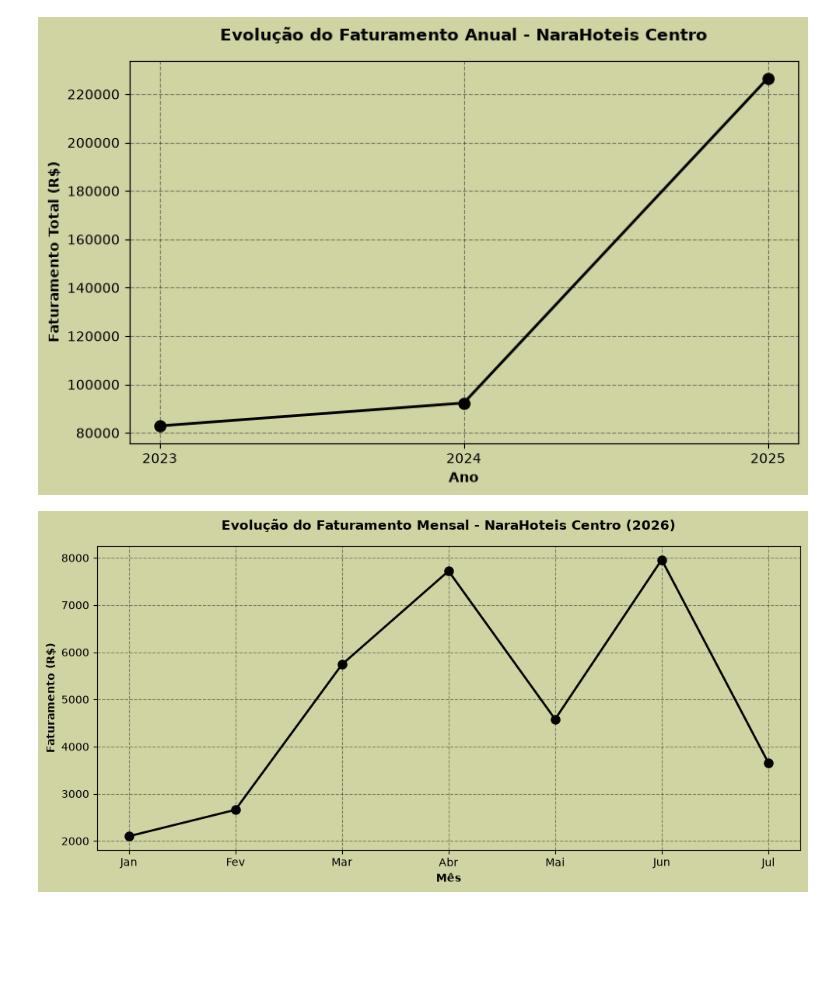
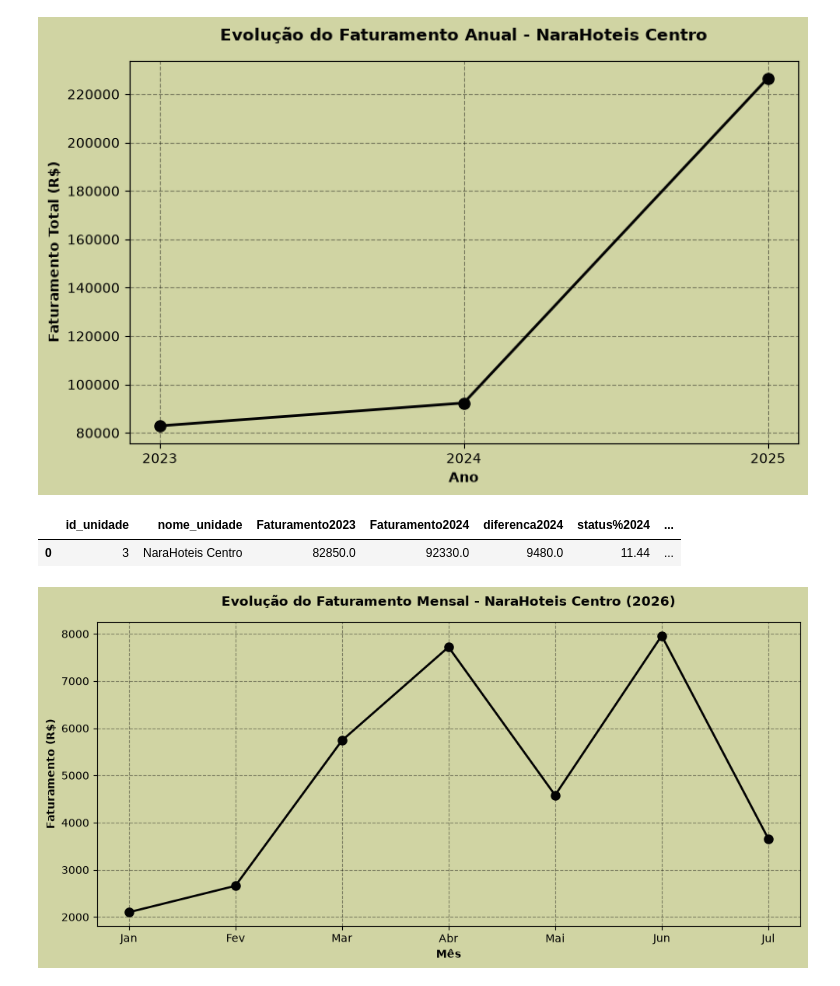
Before and after one commit to IanSeedd/Narahoteis, a Jupyter notebook: notebooks/consulta/consulta.ipynb, the cells around one changed output. Cells and saved outputs as stored; diff of their text form; code cells hidden in the pictures; blank space fills up the shorter version.

```diff
--- a/notebooks/consulta/consulta.ipynb
+++ b/notebooks/consulta/consulta.ipynb
@@ -1332,6 +1392,11 @@ df_centro = analise_unidade_historico(3)
 grafico_temporal(df_centro)
 # %% [output]
 [figure]
+# %%
+df_centro
+# %% [output]
+|  | id_unidade | nome_unidade | Faturamento2023 | Faturamento2024 | diferenca2024 | status%2024 | ... |
+| 0 | 3 | NaraHoteis Centro | 82850.0 | 92330.0 | 9480.0 | 11.44 | ... |
 # %%
 df_centro = analise_unidade_mensal(3, 2026)
 # %%
```
Also changed, not shown: parts of 9 cells of this notebook, 4 other files.
